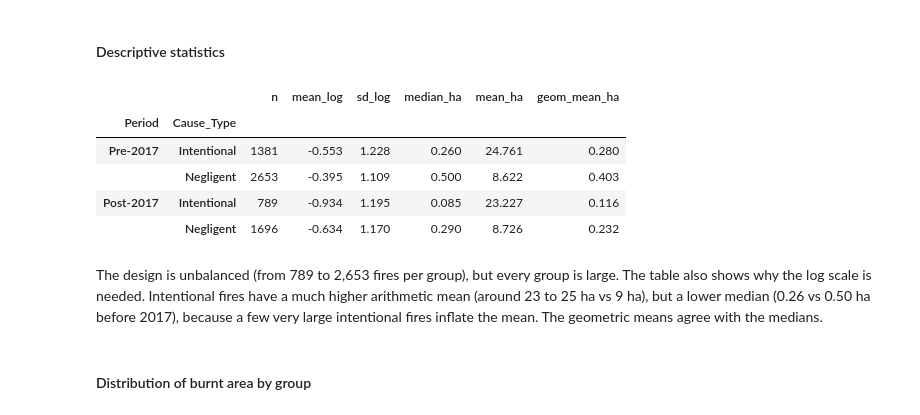
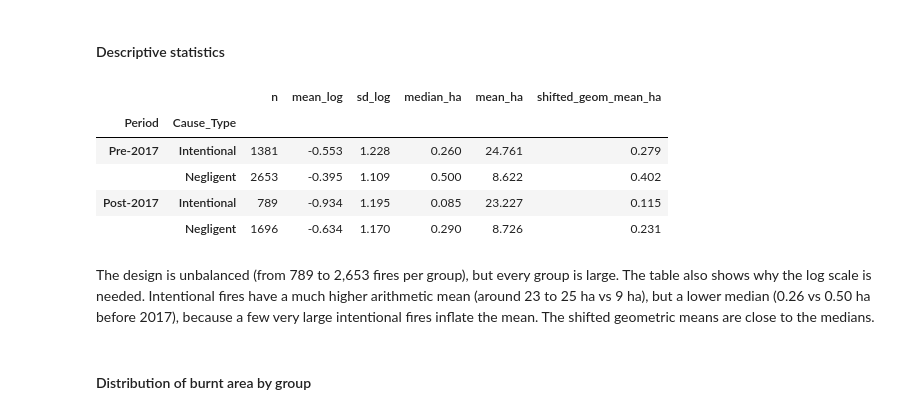
Before and after one commit to isabelamer/FCED_project, a Jupyter notebook: wildfires.ipynb, the cells around one changed output. Saved outputs shown, nothing was run; the diff lists cells and outputs as text; code cells hidden in the pictures.

```diff
--- a/wildfires.ipynb
+++ b/wildfires.ipynb
@@ -914,24 +914,24 @@ pd.crosstab(q4["Cause_Type"], q4["Period"], margins=True)
 # %%
 q4_desc = (
     q4.groupby(["Period", "Cause_Type"], observed=True)
       .agg(n=("Log_Total_Burnt_Area", "size"),
            mean_log=("Log_Total_Burnt_Area", "mean"),
            sd_log=("Log_Total_Burnt_Area", "std"),
            median_ha=("Total_Burnt_Area", "median"),
            mean_ha=("Total_Burnt_Area", "mean"))
 )
-# geometric mean in hectares (back-transformation of the log mean)
-q4_desc["geom_mean_ha"] = 10 ** q4_desc["mean_log"]
+# shifted geometric mean in hectares (back-transformation of the mean of log10(area + 0.001))
+q4_desc["shifted_geom_mean_ha"] = 10 ** q4_desc["mean_log"] - 0.001
 q4_desc.round(3)
 # %% [output]
-|  |  | n | mean_log | sd_log | median_ha | mean_ha | geom_mean_ha |
+|  |  | n | mean_log | sd_log | median_ha | mean_ha | shifted_geom_mean_ha |
 | Period | Cause_Type |  |  |  |  |  |  |
-| Pre-2017 | Intentional | 1381 | -0.553 | 1.228 | 0.260 | 24.761 | 0.280 |
-|  | Negligent | 2653 | -0.395 | 1.109 | 0.500 | 8.622 | 0.403 |
-| Post-2017 | Intentional | 789 | -0.934 | 1.195 | 0.085 | 23.227 | 0.116 |
-|  | Negligent | 1696 | -0.634 | 1.170 | 0.290 | 8.726 | 0.232 |
+| Pre-2017 | Intentional | 1381 | -0.553 | 1.228 | 0.260 | 24.761 | 0.279 |
+|  | Negligent | 2653 | -0.395 | 1.109 | 0.500 | 8.622 | 0.402 |
+| Post-2017 | Intentional | 789 | -0.934 | 1.195 | 0.085 | 23.227 | 0.115 |
+|  | Negligent | 1696 | -0.634 | 1.170 | 0.290 | 8.726 | 0.231 |
 # %% [markdown]
-The design is unbalanced (from 789 to 2,653 fires per group), but every group is large. The table also shows why the log scale is needed. Intentional fires have a much higher arithmetic mean (around 23 to 25 ha vs 9 ha), but a lower median (0.26 vs 0.50 ha before 2017), because a few very large intentional fires inflate the mean. The geometric means agree with the medians.
+The design is unbalanced (from 789 to 2,653 fires per group), but every group is large. The table also shows why the log scale is needed. Intentional fires have a much higher arithmetic mean (around 23 to 25 ha vs 9 ha), but a lower median (0.26 vs 0.50 ha before 2017), because a few very large intentional fires inflate the mean. The shifted geometric means are close to the medians.
 # %% [markdown]
 #### Distribution of burnt area by group
 # %%
```
Also changed, not shown: parts of 16 cells of this notebook, 7 other files.
